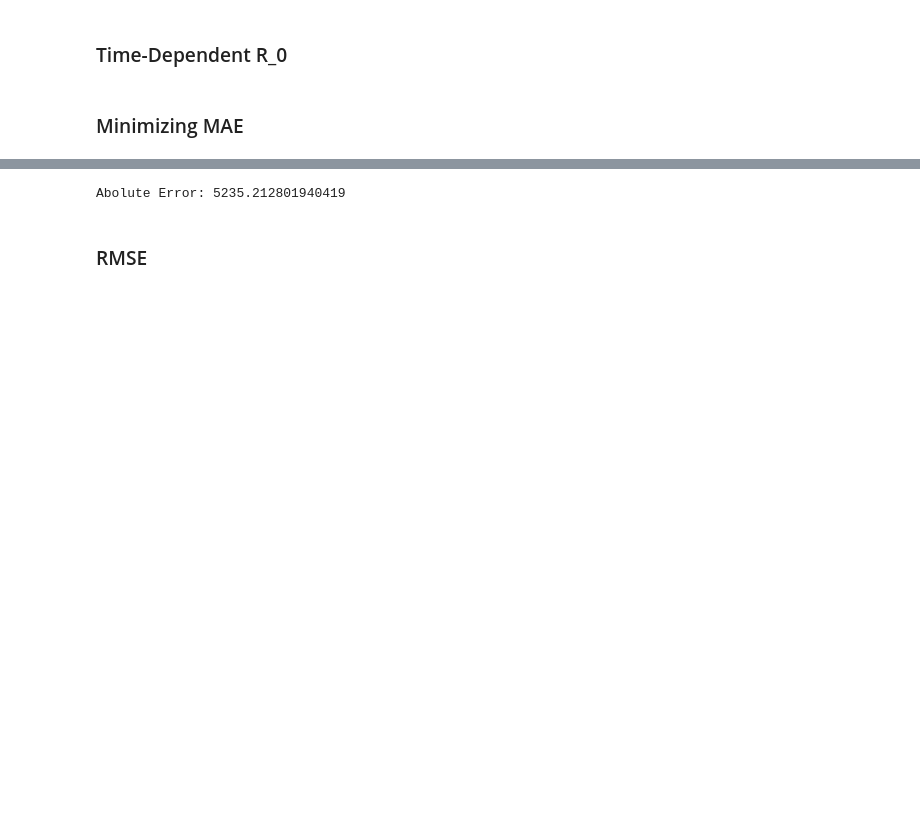
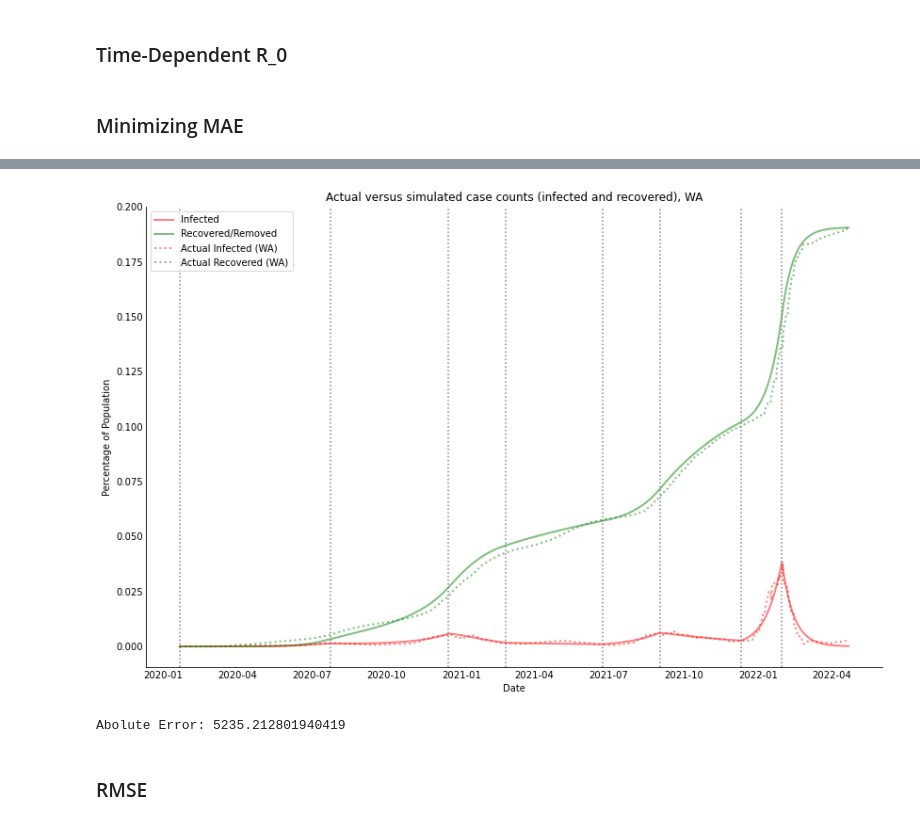
Before and after one commit to aud-z/COVID_SIR, a Jupyter notebook: Part 1_WA.ipynb, the cells around one changed output, grey strips where cells are left out. Cells and saved outputs as stored; diff of their text form; code cells hidden in the pictures; blank space fills up the shorter version.

```diff
--- a/Part 1_WA.ipynb
+++ b/Part 1_WA.ipynb
@@ -210 +193,27 @@ plt.show()
+# %%
+# Plot the data for predicted and actual infections and recoveries
+
+fig, ax = plt.subplots(facecolor='w', figsize = (14, 9))
+
+ax.plot(data_plot['date'], data_plot['Forecast']/N_total, 'r', alpha=0.5, lw=2, label='Infected')
+ax.plot(data_plot['date'], data_plot['Forecast_Recovered']/N_total, 'g', alpha=0.5, lw=2, label='Recovered/Removed')
+ax.plot(data_plot['date'], data_plot['Actual']/N_total, 'r:', alpha=0.5, lw=2, label='Actual Infected (WA)')
+ax.plot(data_plot['date'], data_plot['Actual_Recovered']/N_total, 'g:', alpha=0.5, lw=2, label='Actual Recovered (WA)')
+ax.set_xlabel('Date')
+ax.set_ylabel('Percentage of Population')
+ax.yaxis.set_tick_params(length=0)
+ax.xaxis.set_tick_params(length=0)
+ax.grid(b=True, which='major', c='w', lw=2, ls='-')
+
+for e in ephoch_date:
+    plt.axvline(x=e, color='grey', linestyle=':')
+legend = ax.legend(loc='upper left')
+legend.get_frame().set_alpha(0.75)
+for spine in ('top', 'right'):#, 'bottom', 'left'):
+    ax.spines[spine].set_visible(False)
+
+plt.title('Actual versus simulated case counts (infected and recovered), WA')
+plt.show()
+# %% [output]
+[figure, added]
 # %%
```
Also changed, not shown: parts of 11 cells of this notebook.
